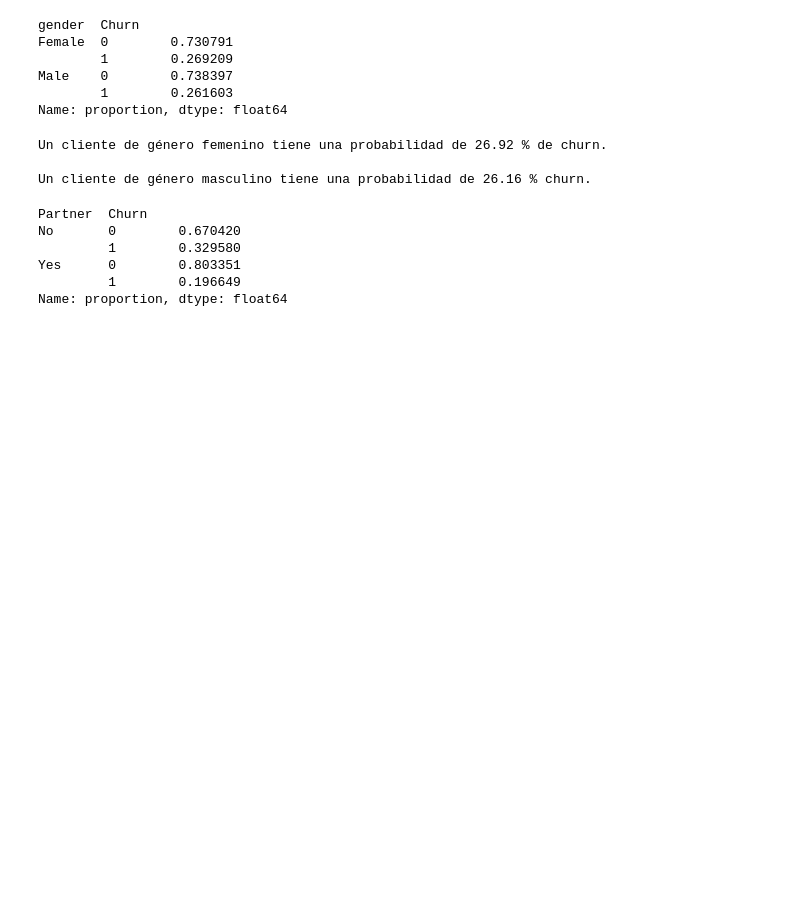
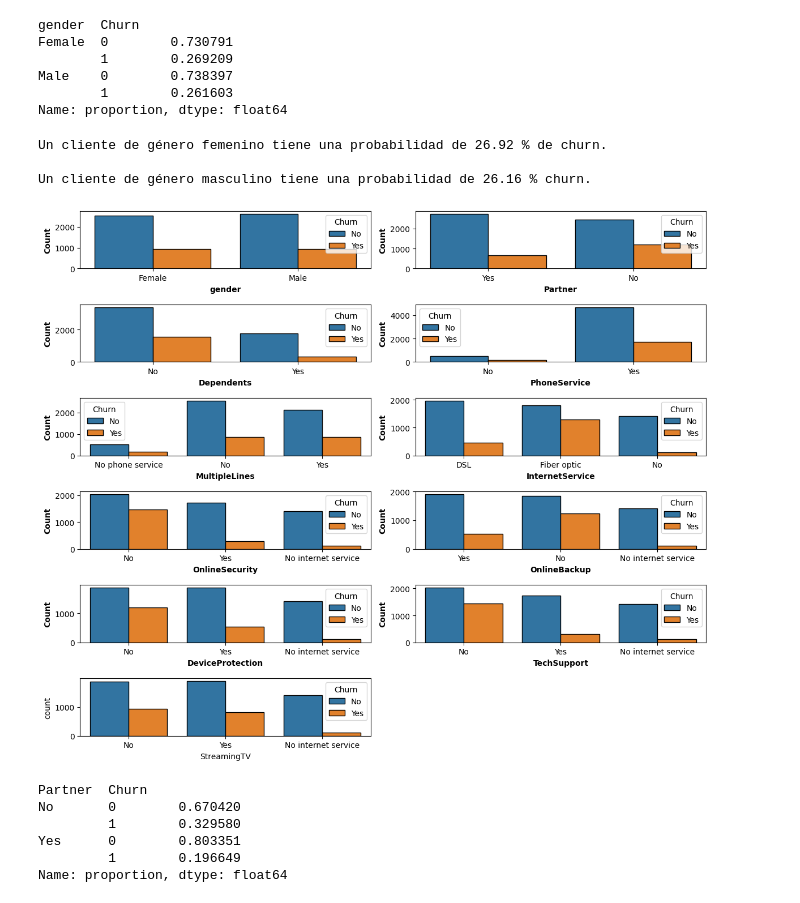
Before and after one commit to sebacastrocba/Telco-customer-churn, a Jupyter notebook: 00_eda.ipynb, the cells around one changed output. Cells and saved outputs as stored; diff of their text form; code cells hidden in the pictures; blank space fills up the shorter version.

```diff
--- a/00_eda.ipynb
+++ b/00_eda.ipynb
@@ -265,3 +264,66 @@ fig.show()
+# %%
+fig = plt.figure(figsize=(12, 10))
+
+ax1 = fig.add_subplot(6, 2 ,1)
+ax2 = fig.add_subplot(6, 2, 2)
+ax3 = fig.add_subplot(6, 2, 3)
+ax4 = fig.add_subplot(6, 2, 4)
+ax5 = fig.add_subplot(6, 2, 5)
+ax6 = fig.add_subplot(6, 2, 6)
+ax7 = fig.add_subplot(6, 2, 7)
+ax8 = fig.add_subplot(6, 2, 8)
+ax9 = fig.add_subplot(6, 2, 9)
+ax10 = fig.add_subplot(6, 2, 10)
+ax11 = fig.add_subplot(6, 2, 11)
+
+
+sns.countplot(data = data, x = "gender",          hue="Churn", ax=ax1, edgecolor = "black")
+sns.countplot(data = data, x = "Partner",         hue="Churn", ax=ax2, edgecolor = "black")
+sns.countplot(data = data, x = "Dependents",      hue="Churn", ax=ax3, edgecolor = "black")
+sns.countplot(data = data, x = "PhoneService",    hue="Churn", ax=ax4, edgecolor = "black")
+sns.countplot(data = data, x = "MultipleLines",   hue="Churn", ax=ax5, edgecolor = "black")
+sns.countplot(data = data, x = "InternetService", hue="Churn", ax=ax6, edgecolor = "black")
+sns.countplot(data = data, x = "OnlineSecurity",  hue="Churn", ax=ax7, edgecolor = "black")
+sns.countplot(data = data, x = "OnlineBackup",    hue="Churn", ax=ax8, edgecolor = "black")
+sns.countplot(data = data, x = "DeviceProtection", hue="Churn", ax=ax9, edgecolor = "black")
+sns.countplot(data = data, x = "TechSupport", hue="Churn", ax=ax10, edgecolor = "black")
+sns.countplot(data = data, x = "StreamingTV", hue="Churn", ax=ax11, edgecolor = "black")
+
+# Set bold font type to xlabel
+ax1.set_xlabel("gender", fontweight="bold")
+ax1.set_ylabel("Count", fontweight="bold")
+
+ax2.set_xlabel("Partner", fontweight="bold")
+ax2.set_ylabel("Count", fontweight="bold")
+
+ax3.set_xlabel("Dependents", fontweight="bold")
+ax3.set_ylabel("Count", fontweight="bold")
+
+ax4.set_xlabel("PhoneService", fontweight="bold")
+ax4.set_ylabel("Count", fontweight="bold")
+
+ax5.set_xlabel("MultipleLines", fontweight="bold")
+ax5.set_ylabel("Count", fontweight="bold")
+
+ax6.set_xlabel("InternetService", fontweight="bold")
+ax6.set_ylabel("Count", fontweight="bold")
+
+ax7.set_xlabel("OnlineSecurity", fontweight="bold")
+ax7.set_ylabel("Count", fontweight="bold")
+
+ax8.set_xlabel("OnlineBackup", fontweight="bold")
+ax8.set_ylabel("Count", fontweight="bold")
+
+ax9.set_xlabel("DeviceProtection", fontweight="bold")
+ax9.set_ylabel("Count", fontweight="bold")
+
+ax10.set_xlabel("TechSupport", fontweight="bold")
+ax10.set_ylabel("Count", fontweight="bold")
+
+plt.tight_layout()
+plt.show()
+# %% [output]
+[figure, added]
 # %%
 # Partner vs Churn
 data.groupby("Partner")["Churn"].value_counts(normalize = True)
```
Also changed, not shown: parts of 7 cells of this notebook.
